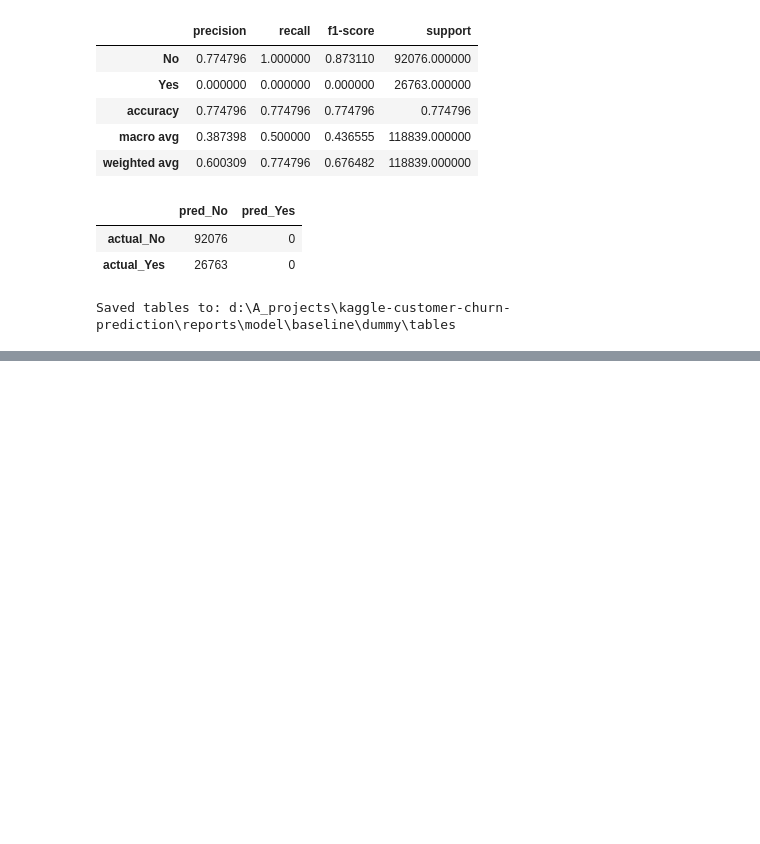
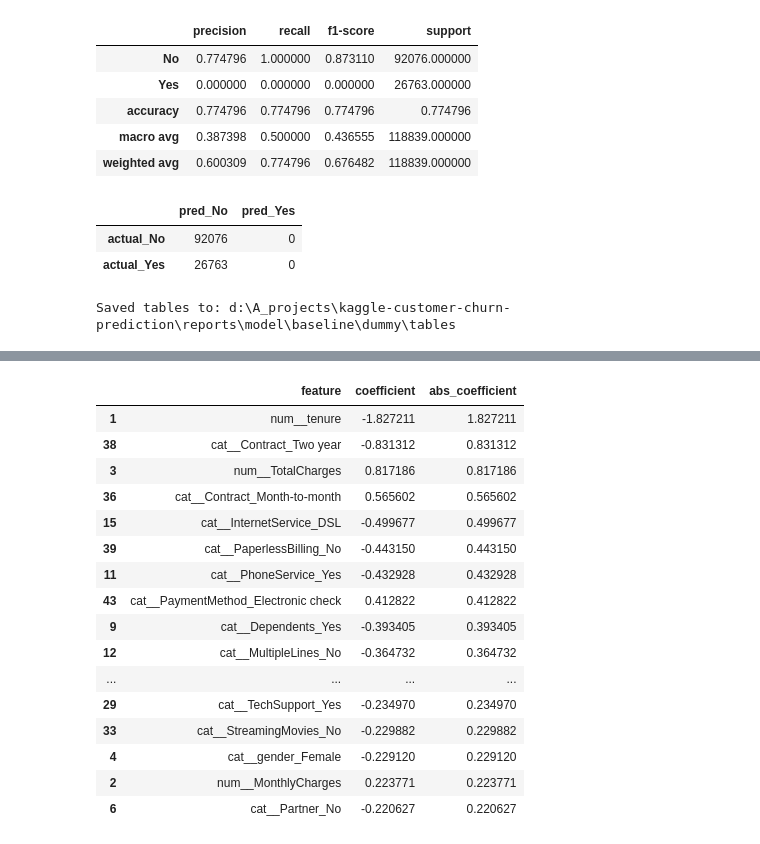
Before and after one commit to pcx-xust/kaggle-customer-churn-prediction, a Jupyter notebook: notebook/02_baseline_model.ipynb, the cells around one changed output, grey strips where cells are left out. Saved outputs shown, nothing was run; the diff lists cells and outputs as text; code cells hidden in the pictures; blank space fills up the shorter version.

```diff
--- a/notebook/02_baseline_model.ipynb
+++ b/notebook/02_baseline_model.ipynb
@@ -258,0 +278,10 @@ Saved tables to: d:\A_projects\kaggle-customer-churn-prediction\reports\model\ba
+# %%
+#识别数值型和类别型特征
+numeric_cols = X_train.select_dtypes(include=["int64", "float64", "int32", "float32"]).columns.tolist()
+categorical_cols = X_train.select_dtypes(include=["object", "category", "string", "bool"]).columns.tolist()
+
+print("Number of numeric columns:", len(numeric_cols))
+print("Numeric columns:", numeric_cols)
+
+print("Number of categorical columns:", len(categorical_cols))
+print("Categorical columns:", categorical_cols)
@@ -258,0 +352,5 @@ Saved tables to: d:\A_projects\kaggle-customer-churn-prediction\reports\model\ba
+# %%
+#训练LogisticRegression模型
+logistic_model.fit(X_train, y_train)
+
+print("LogisticRegression training completed.")
@@ -258,0 +487,42 @@ Saved tables to: d:\A_projects\kaggle-customer-churn-prediction\reports\model\ba
+# %%
+#提取LogisticRegression模型的特征重要性（系数）并保存
+fitted_preprocessor = logistic_model.named_steps["preprocessor"]
+fitted_logistic = logistic_model.named_steps["model"]
+
+feature_names = fitted_preprocessor.get_feature_names_out()
+coefficients = fitted_logistic.coef_[0]
+
+coef_df = pd.DataFrame(
+    {
+        "feature": feature_names,
+        "coefficient": coefficients,
+        "abs_coefficient": np.abs(coefficients),
+    }
+)
+
+coef_df = coef_df.sort_values("abs_coefficient", ascending=False)
+
+coef_df.to_csv(
+    LOGISTIC_TABLE_DIR / "logistic_feature_coefficients.csv",
+    index=False,
+)
+
+display(coef_df.head(30))
+# %% [output]
+|  | feature | coefficient | abs_coefficient |
+| 1 | num__tenure | -1.827211 | 1.827211 |
+| 38 | cat__Contract_Two year | -0.831312 | 0.831312 |
+| 3 | num__TotalCharges | 0.817186 | 0.817186 |
+| 36 | cat__Contract_Month-to-month | 0.565602 | 0.565602 |
+| 15 | cat__InternetService_DSL | -0.499677 | 0.499677 |
+| 39 | cat__PaperlessBilling_No | -0.443150 | 0.443150 |
+| 11 | cat__PhoneService_Yes | -0.432928 | 0.432928 |
+| 43 | cat__PaymentMethod_Electronic check | 0.412822 | 0.412822 |
+| 9 | cat__Dependents_Yes | -0.393405 | 0.393405 |
+| 12 | cat__MultipleLines_No | -0.364732 | 0.364732 |
+| ... | ... | ... | ... |
+| 29 | cat__TechSupport_Yes | -0.234970 | 0.234970 |
+| 33 | cat__StreamingMovies_No | -0.229882 | 0.229882 |
+| 4 | cat__gender_Female | -0.229120 | 0.229120 |
+| 2 | num__MonthlyCharges | 0.223771 | 0.223771 |
+| 6 | cat__Partner_No | -0.220627 | 0.220627 |
```
Also changed, not shown: parts of 11 cells of this notebook, 7 other files.
